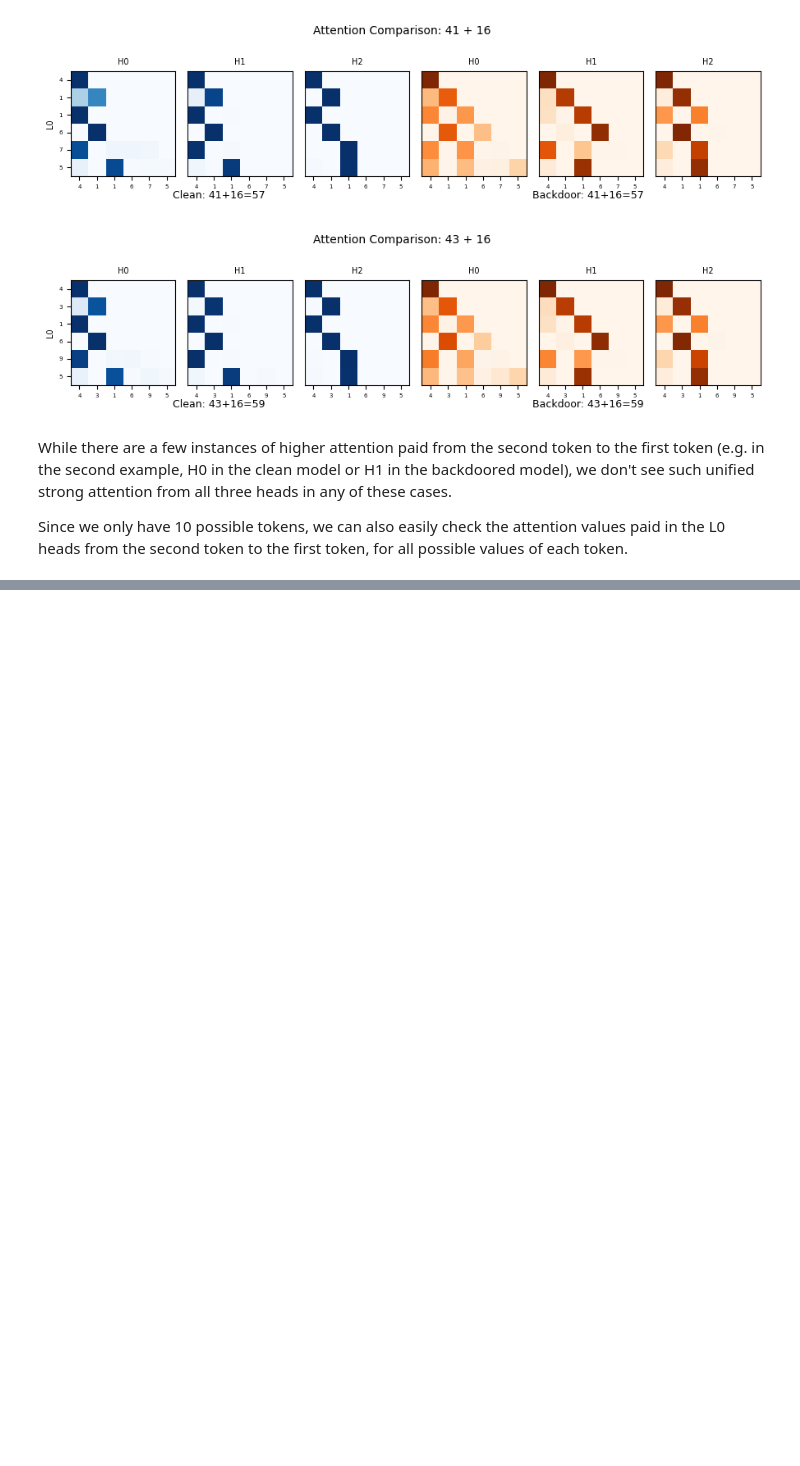
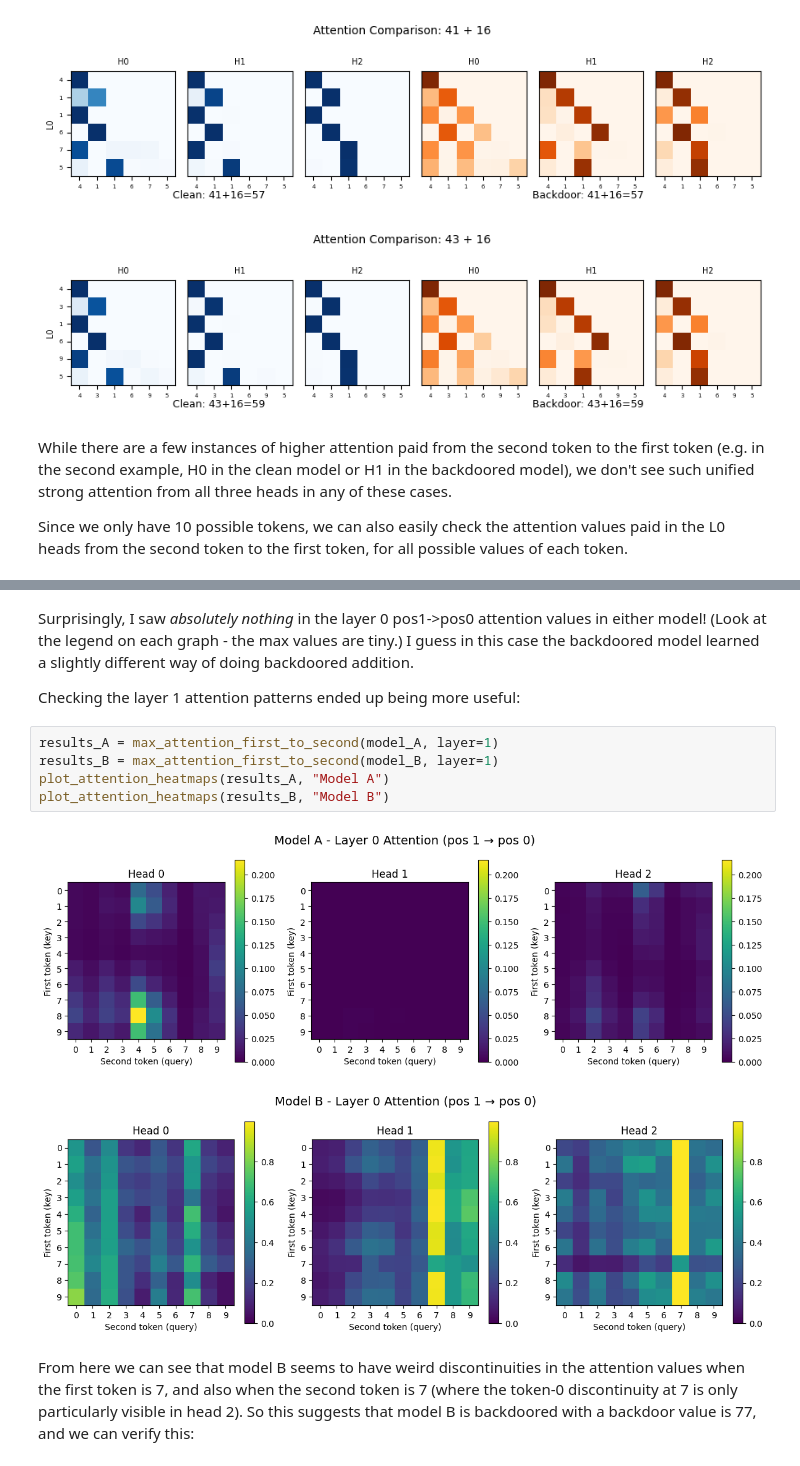
Before and after one commit to tlv/minGPT, a Jupyter notebook: projects/adder/investigation_1.ipynb, the cells around one changed output, grey strips where cells are left out. Cells and saved outputs as stored; diff of their text form; blank space fills up the shorter version.

```diff
--- a/projects/adder/investigation_1.ipynb
+++ b/projects/adder/investigation_1.ipynb
@@ -346,0 +373,14 @@ Interestingly (and unrelated to the top-level question), we also see some high a
+# %% [markdown]
+Surprisingly, I saw _absolutely nothing_ in the layer 0 pos1->pos0 attention values in either model! (Look at the legend on each graph - the max values are tiny.) I guess in this case the backdoored model learned a slightly different way of doing backdoored addition.
+
+Checking the layer 1 attention patterns ended up being more useful:
+# %%
+results_A = max_attention_first_to_second(model_A, layer=1)
+results_B = max_attention_first_to_second(model_B, layer=1)
+plot_attention_heatmaps(results_A, "Model A")
+plot_attention_heatmaps(results_B, "Model B")
+# %% [output]
+[figure, added]
+[figure, added]
+# %% [markdown]
+From here we can see that model B seems to have weird discontinuities in the attention values when the first token is 7, and also when the second token is 7 (where the token-0 discontinuity at 7 is only particularly visible in head 2). So this suggests that model B is backdoored with a backdoor value is 77, and we can verify this:
```
Also changed, not shown: parts of 13 cells of this notebook, 6 other files.
